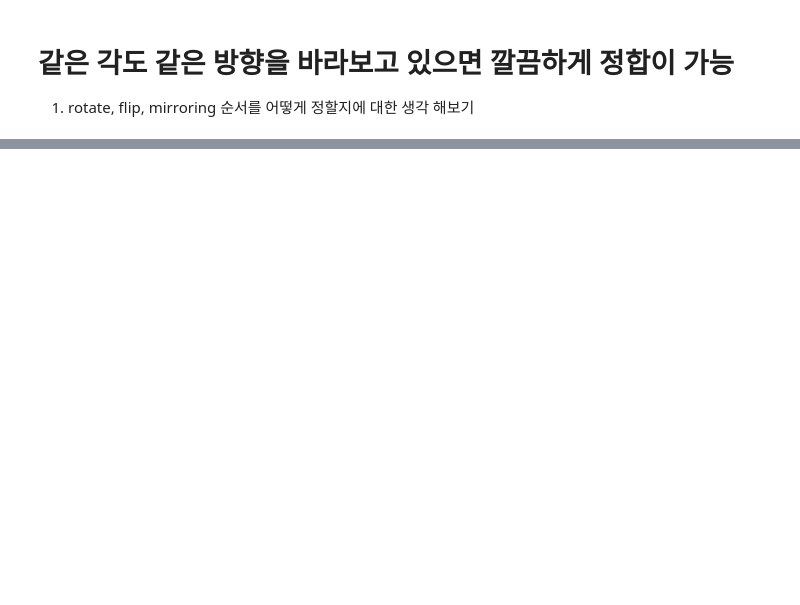
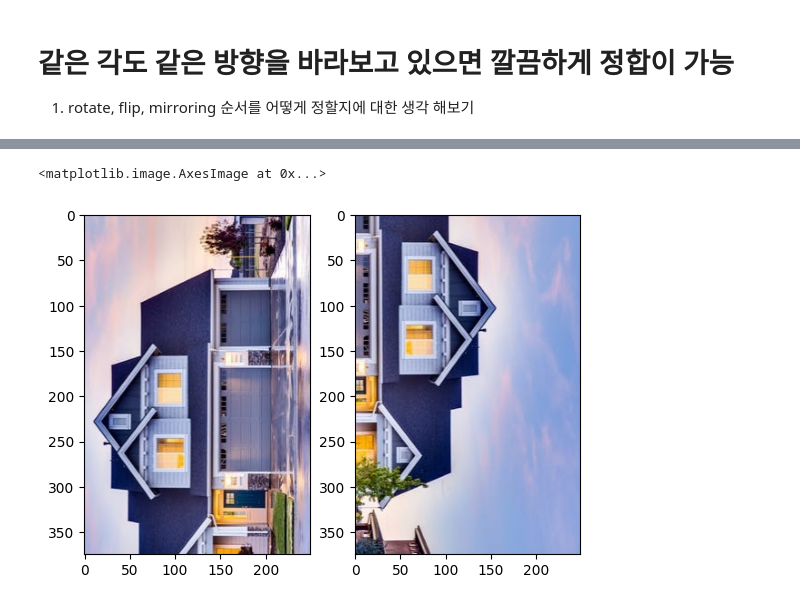
Before and after one commit to Lee-jun-young98/D_meta, a Jupyter notebook: merge_image.ipynb, the cells around one changed output, grey strips where cells are left out. Saved outputs shown, nothing was run; the diff lists cells and outputs as text; code cells hidden in the pictures; blank space fills up the shorter version.

```diff
--- a/merge_image.ipynb
+++ b/merge_image.ipynb
@@ -189,0 +78,19 @@ result1 = image_stitch(mirroring(rotate(imgs_list[1])), mirroring(imgs_list[3]))
+# %%
+def collect(imgs1, imgs2, angle):
+    while True:
+        if angle <= 5 and angle >= -5:
+            break
+
+        elif angle <= 95 and angle >= 85:
+            imgs2 = rotate(imgs2)
+            angle = find_direction(imgs1, imgs2)
+
+        elif angle <= -85 and angle >= -95:
+            imgs2 = rotate(mirroring(imgs2))
+            angle = find_direction(imgs1, imgs2)
+
+        elif angle <= 175 and angle >= 185:
+            imgs2 = mirroring(imgs2)
+            angle = find_direction(imgs1, imgs2)
+
+    return imgs1, imgs2
@@ -189,0 +102,8 @@ result1 = image_stitch(mirroring(rotate(imgs_list[1])), mirroring(imgs_list[3]))
+# %%
+plt.subplot(1,2,1)
+plt.imshow(imgs1)
+plt.subplot(1,2,2)
+plt.imshow(imgs2)
+# %% [output]
+<matplotlib.image.AxesImage at 0x...>
+[figure, added]
```
Also changed, not shown: parts of 39 cells of this notebook.
